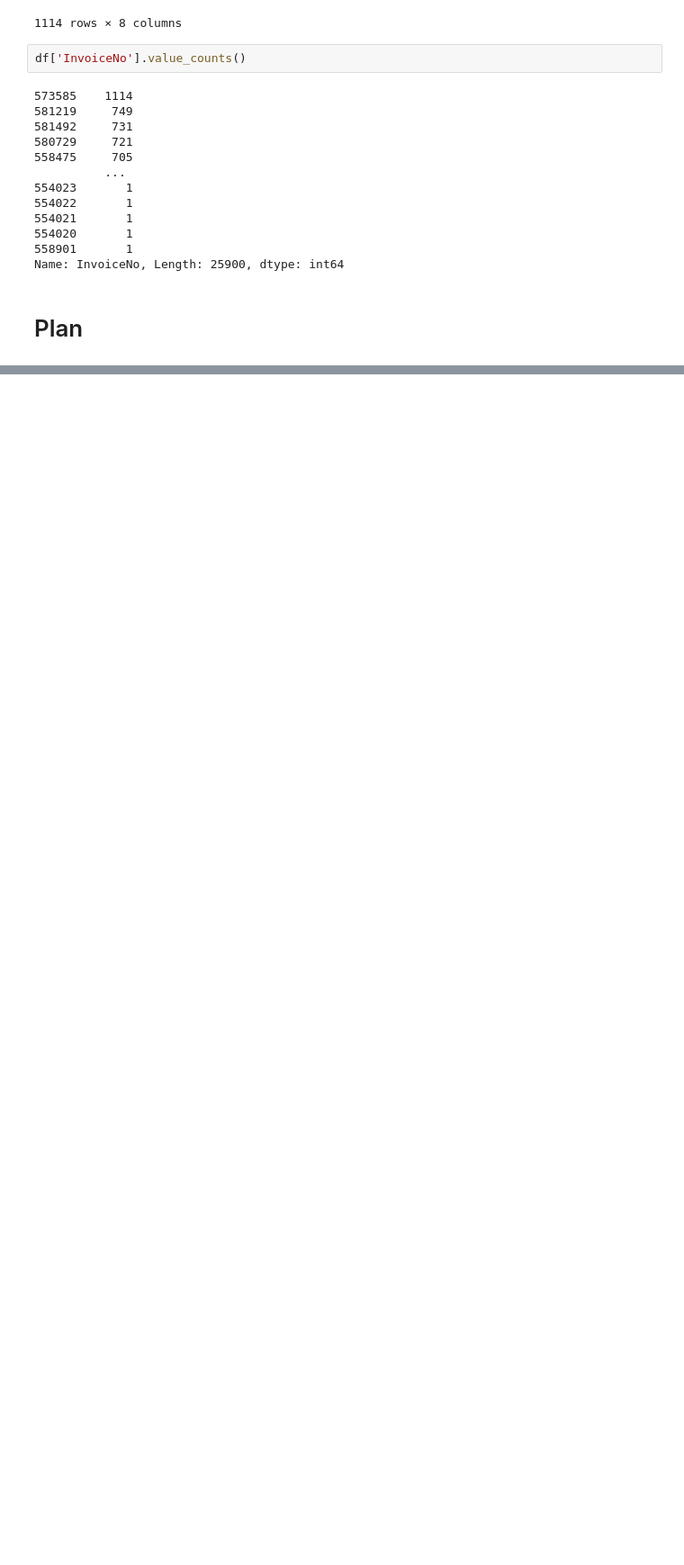
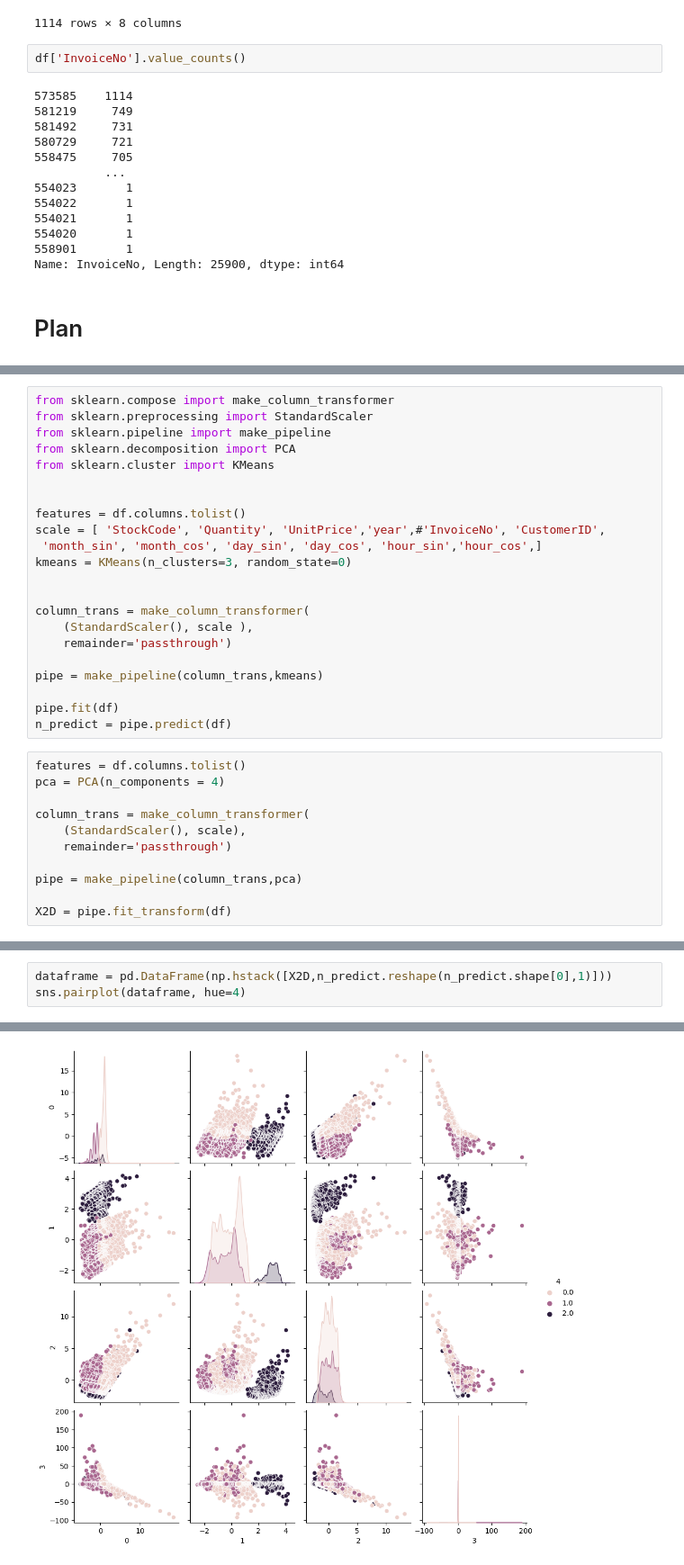
Before and after one commit to soumenhalder/ML, a Jupyter notebook: clustering/online_retail.ipynb, the cells around one changed output, grey strips where cells are left out. Shown at 90% size. Drawn from its saved outputs; the diff is of its cells as text; blank space fills up the shorter version.

```diff
--- a/clustering/online_retail.ipynb
+++ b/clustering/online_retail.ipynb
@@ -372,0 +441,33 @@ Name: InvoiceNo, Length: 25900, dtype: int64
+# %%
+from sklearn.compose import make_column_transformer
+from sklearn.preprocessing import StandardScaler
+from sklearn.pipeline import make_pipeline
+from sklearn.decomposition import PCA
+from sklearn.cluster import KMeans
+
+
+features = df.columns.tolist()
+scale = [ 'StockCode', 'Quantity', 'UnitPrice','year',#'InvoiceNo', 'CustomerID',
+ 'month_sin', 'month_cos', 'day_sin', 'day_cos', 'hour_sin','hour_cos',]
+kmeans = KMeans(n_clusters=3, random_state=0)
+
+
+column_trans = make_column_transformer(
+    (StandardScaler(), scale ),
+    remainder='passthrough')
+
+pipe = make_pipeline(column_trans,kmeans)
+
+pipe.fit(df)
+n_predict = pipe.predict(df)
+# %%
+features = df.columns.tolist()
+pca = PCA(n_components = 4)
+
+column_trans = make_column_transformer(
+    (StandardScaler(), scale),
+    remainder='passthrough')
+
+pipe = make_pipeline(column_trans,pca)
+
+X2D = pipe.fit_transform(df)
@@ -372,0 +496,4 @@ Name: InvoiceNo, Length: 25900, dtype: int64
+# %%
+dataframe = pd.DataFrame(np.hstack([X2D,n_predict.reshape(n_predict.shape[0],1)]))
+sns.pairplot(dataframe, hue=4)
+# %% [output]
@@ -372,0 +501 @@ Name: InvoiceNo, Length: 25900, dtype: int64
+[figure, added]
```
Also changed, not shown: parts of 21 cells of this notebook, 1 other file.
